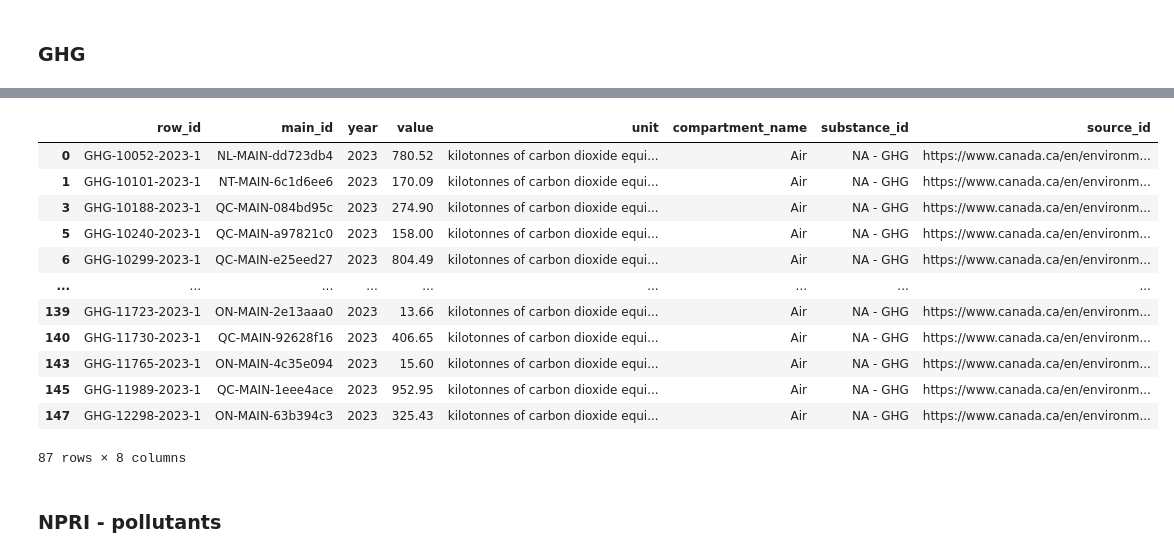
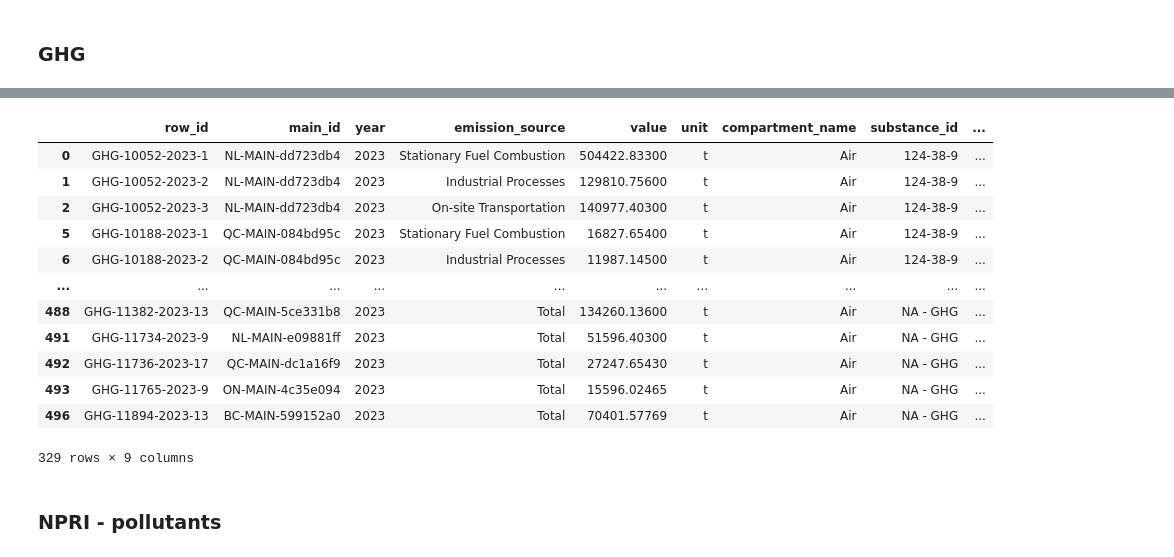
Before and after one commit to marpellan/metallican_db, a Jupyter notebook: 3. tables_creation.ipynb, the cells around one changed output, grey strips where cells are left out. Cells and saved outputs as stored; diff of their text form; code cells hidden in the pictures.

Commit message:
Updated GHG dataset

```diff
--- a/3. tables_creation.ipynb
+++ b/3. tables_creation.ipynb
@@ -10,7 +10,7 @@ tailings_gdf = gpd.read_parquet("data/Tables/Raw_datasets/GeoParquet/tailings_gd
 min_can_gdf = gpd.read_parquet("data/Tables/Raw_datasets/GeoParquet/min_can_gdf.parquet")
 ctrace_gdf = gpd.read_parquet("data/Tables/Raw_datasets/GeoParquet/ctrace_gdf.parquet")
 conflict_gdf = gpd.read_parquet("data/Tables/Raw_datasets/GeoParquet/conflict_gdf.parquet")
-ghg_gdf = gpd.read_parquet("data/Tables/Raw_datasets/GeoParquet/ghg_gdf.parquet")
+ghg_gdf = gpd.read_parquet("data/Tables/Raw_datasets/GeoParquet/ghg_gdf_updated.parquet")
 npri_gdf = gpd.read_parquet("data/Tables/Raw_datasets/GeoParquet/pollutant_gdf.parquet")
 climate_category_gdf = gpd.read_parquet("data/Tables/Raw_datasets/GeoParquet/climate_category_gdf.parquet")
 weather_gdf = gpd.read_parquet("data/Tables/Raw_datasets/GeoParquet/weather_gdf.parquet")
@@ -154,7 +154,7 @@ tailings_gdf["source_id"] = 'https://tailing.grida.no/'
 min_can_gdf["source_id"] = '10.1038/s41597-024-03116-3'
 ctrace_gdf["source_id"] = 'https://github.com/climatetracecoalition/methodology-documents/tree/main/2024/Mineral%20Extraction'
 conflict_gdf["source_id"] = 'http://journals.librarypublishing.arizona.edu/jpe/article/id/1932/'
-ghg_gdf["source_id"] = 'https://www.canada.ca/en/environment-climate-change/services/environmental-indicators/greenhouse-gas-emissions/large-facilities.html'
+ghg_gdf["source_id"] = 'https://www.canada.ca/en/environment-climate-change/services/environmental-indicators/greenhouse-gas-emissions/large-facilities.html; https://open.canada.ca/data/en/dataset/a8ba14b7-7f23-462a-bdbb-83b0ef629823'
 pollutant_npri_gdf["source_id"] = 'https://www.canada.ca/en/environment-climate-change/services/national-pollutant-release-inventory/tools-resources-data/exploredata.html'
 waste_npri_gdf["source_id"] = 'https://www.canada.ca/en/environment-climate-change/services/national-pollutant-release-inventory/tools-resources-data/exploredata.html'
 prioritization_area_gdf['source_id'] = 'https://doi.org/10.5281/zenodo.5006332'
@@ -399,4 +381,12 @@ Name: count, Length: 113, dtype: int64
 # %%
 # For CTrace and GHG datasets, put the substance_id as 'NA - GHG'
 ctrace_gdf['substance_id'] = 'NA - GHG'
-ghg_gdf['substance_id'] = 'NA - GHG'
+#ghg_gdf['substance_id'] = 'NA - GHG'
+# %%
+substance_id_ghg_map = {
+    'CO2': '124-38-9',
+    'CH4': '74-82-8',
+    'N2O': '10024-97-2',
+    'CO2eq': 'NA - GHG'
+}
+ghg_gdf['substance_id'] = ghg_gdf['substance'].map(substance_id_ghg_map)
@@ -751,30 +741,31 @@ ghg_gdf = ghg_gdf[ghg_gdf["main_id"].notna()].copy()
 # %%
 col_to_keep = [
   "row_id",
   "main_id",
   "year",
+  "emission_source",
   "value",
   "unit",
   "compartment_name",
   "substance_id",
   "source_id"
                ]
 ghg_gdf = ghg_gdf[col_to_keep]
 ghg_gdf
 # %% [output]
-|  | row_id | main_id | year | value | unit | compartment_name | substance_id | source_id |
-| 0 | GHG-10052-2023-1 | NL-MAIN-dd723db4 | 2023 | 780.52 | kilotonnes of carbon dioxide equi... | Air | NA - GHG | https://www.canada.ca/en/environm... |
-| 1 | GHG-10101-2023-1 | NT-MAIN-6c1d6ee6 | 2023 | 170.09 | kilotonnes of carbon dioxide equi... | Air | NA - GHG | https://www.canada.ca/en/environm... |
-| 3 | GHG-10188-2023-1 | QC-MAIN-084bd95c | 2023 | 274.90 | kilotonnes of carbon dioxide equi... | Air | NA - GHG | https://www.canada.ca/en/environm... |
-| 5 | GHG-10240-2023-1 | QC-MAIN-a97821c0 | 2023 | 158.00 | kilotonnes of carbon dioxide equi... | Air | NA - GHG | https://www.canada.ca/en/environm... |
-| 6 | GHG-10299-2023-1 | QC-MAIN-e25eed27 | 2023 | 804.49 | kilotonnes of carbon dioxide equi... | Air | NA - GHG | https://www.canada.ca/en/environm... |
-| ... | ... | ... | ... | ... | ... | ... | ... | ... |
-| 139 | GHG-11723-2023-1 | ON-MAIN-2e13aaa0 | 2023 | 13.66 | kilotonnes of carbon dioxide equi... | Air | NA - GHG | https://www.canada.ca/en/environm... |
-| 140 | GHG-11730-2023-1 | QC-MAIN-92628f16 | 2023 | 406.65 | kilotonnes of carbon dioxide equi... | Air | NA - GHG | https://www.canada.ca/en/environm... |
-| 143 | GHG-11765-2023-1 | ON-MAIN-4c35e094 | 2023 | 15.60 | kilotonnes of carbon dioxide equi... | Air | NA - GHG | https://www.canada.ca/en/environm... |
-| 145 | GHG-11989-2023-1 | QC-MAIN-1eee4ace | 2023 | 952.95 | kilotonnes of carbon dioxide equi... | Air | NA - GHG | https://www.canada.ca/en/environm... |
-| 147 | GHG-12298-2023-1 | ON-MAIN-63b394c3 | 2023 | 325.43 | kilotonnes of carbon dioxide equi... | Air | NA - GHG | https://www.canada.ca/en/environm... |
+|  | row_id | main_id | year | emission_source | value | unit | compartment_name | substance_id | ... |
+| 0 | GHG-10052-2023-1 | NL-MAIN-dd723db4 | 2023 | Stationary Fuel Combustion | 504422.83300 | t | Air | 124-38-9 | ... |
+| 1 | GHG-10052-2023-2 | NL-MAIN-dd723db4 | 2023 | Industrial Processes | 129810.75600 | t | Air | 124-38-9 | ... |
+| 2 | GHG-10052-2023-3 | NL-MAIN-dd723db4 | 2023 | On-site Transportation | 140977.40300 | t | Air | 124-38-9 | ... |
+| 5 | GHG-10188-2023-1 | QC-MAIN-084bd95c | 2023 | Stationary Fuel Combustion | 16827.65400 | t | Air | 124-38-9 | ... |
+| 6 | GHG-10188-2023-2 | QC-MAIN-084bd95c | 2023 | Industrial Processes | 11987.14500 | t | Air | 124-38-9 | ... |
+| ... | ... | ... | ... | ... | ... | ... | ... | ... | ... |
+| 488 | GHG-11382-2023-13 | QC-MAIN-5ce331b8 | 2023 | Total | 134260.13600 | t | Air | NA - GHG | ... |
+| 491 | GHG-11734-2023-9 | NL-MAIN-e09881ff | 2023 | Total | 51596.40300 | t | Air | NA - GHG | ... |
+| 492 | GHG-11736-2023-17 | QC-MAIN-dc1a16f9 | 2023 | Total | 27247.65430 | t | Air | NA - GHG | ... |
+| 493 | GHG-11765-2023-9 | ON-MAIN-4c35e094 | 2023 | Total | 15596.02465 | t | Air | NA - GHG | ... |
+| 496 | GHG-11894-2023-13 | BC-MAIN-599152a0 | 2023 | Total | 70401.57769 | t | Air | NA - GHG | ... |
-87 rows × 8 columns
+329 rows × 9 columns
 # %% [markdown]
 ### NPRI - pollutants
 # %%
```
Also changed, not shown: parts of 21 cells of this notebook, 17 other files.
